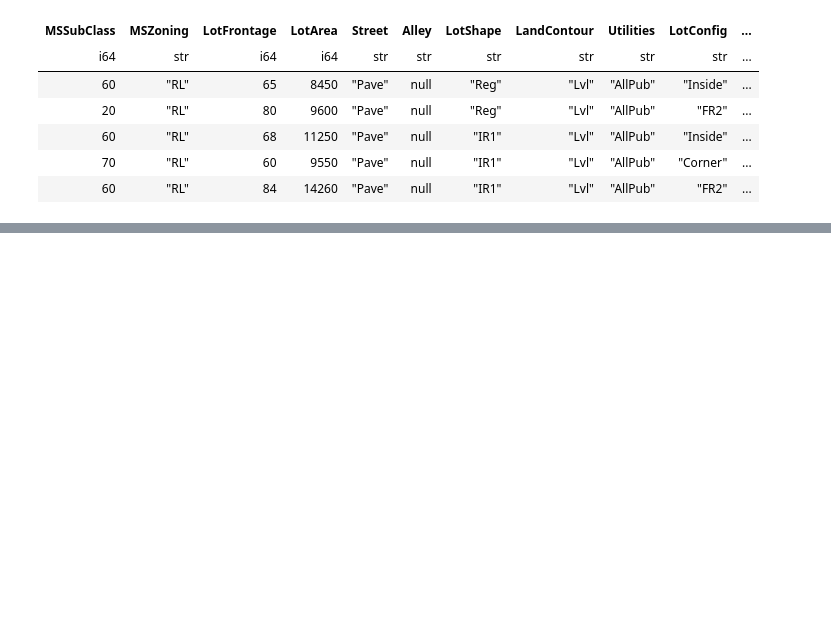
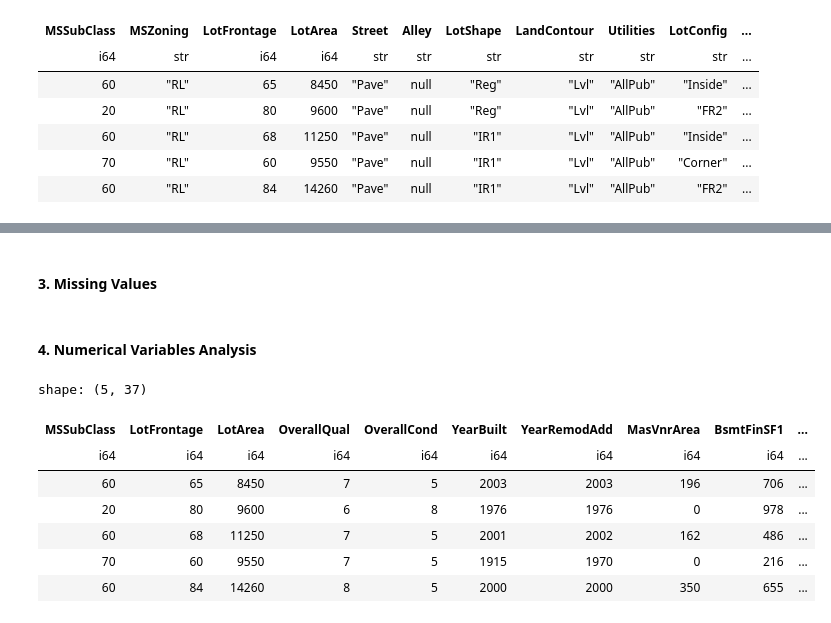
Before and after one commit to StamatisOrfanos/housing-prices-exp, a Jupyter notebook: data_analysis.ipynb, the cells around one changed output, grey strips where cells are left out. Drawn from its saved outputs; the diff is of its cells as text; code cells hidden in the pictures; blank space fills up the shorter version.

```diff
--- a/data_analysis.ipynb
+++ b/data_analysis.ipynb
@@ -97,0 +103,2 @@ The dataset contains 43 categorical features and 37 numerical features
+# %% [markdown]
+#### 3. Missing Values
@@ -97,0 +119,16 @@ The dataset contains 43 categorical features and 37 numerical features
+# %% [markdown]
+#### 4. Numerical Variables Analysis
+# %%
+# Some of the interesting categorical features are the following:
+numerical_features = data.select(pl.col(pl.Int64))
+numerical_data = data.select(numerical_features)
+numerical_data.head()
+# %% [output]
+shape: (5, 37)
+| MSSubClass | LotFrontage | LotArea | OverallQual | OverallCond | YearBuilt | YearRemodAdd | MasVnrArea | BsmtFinSF1 | ... |
+| i64 | i64 | i64 | i64 | i64 | i64 | i64 | i64 | i64 | ... |
+| 60 | 65 | 8450 | 7 | 5 | 2003 | 2003 | 196 | 706 | ... |
+| 20 | 80 | 9600 | 6 | 8 | 1976 | 1976 | 0 | 978 | ... |
+| 60 | 68 | 11250 | 7 | 5 | 2001 | 2002 | 162 | 486 | ... |
+| 70 | 60 | 9550 | 7 | 5 | 1915 | 1970 | 0 | 216 | ... |
+| 60 | 84 | 14260 | 8 | 5 | 2000 | 2000 | 350 | 655 | ... |
```
Also changed, not shown: parts of 17 cells of this notebook, 1 other file.
